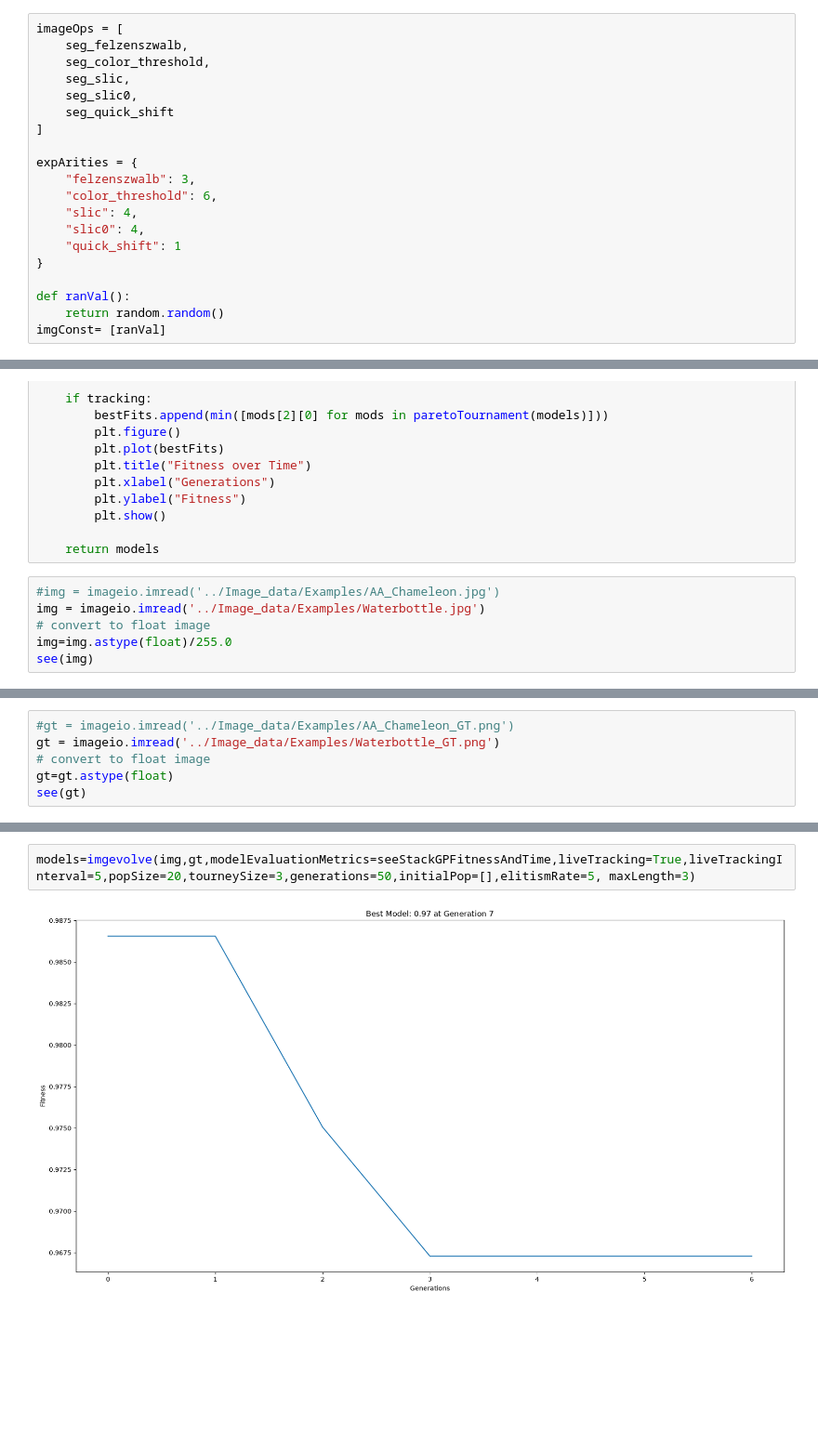
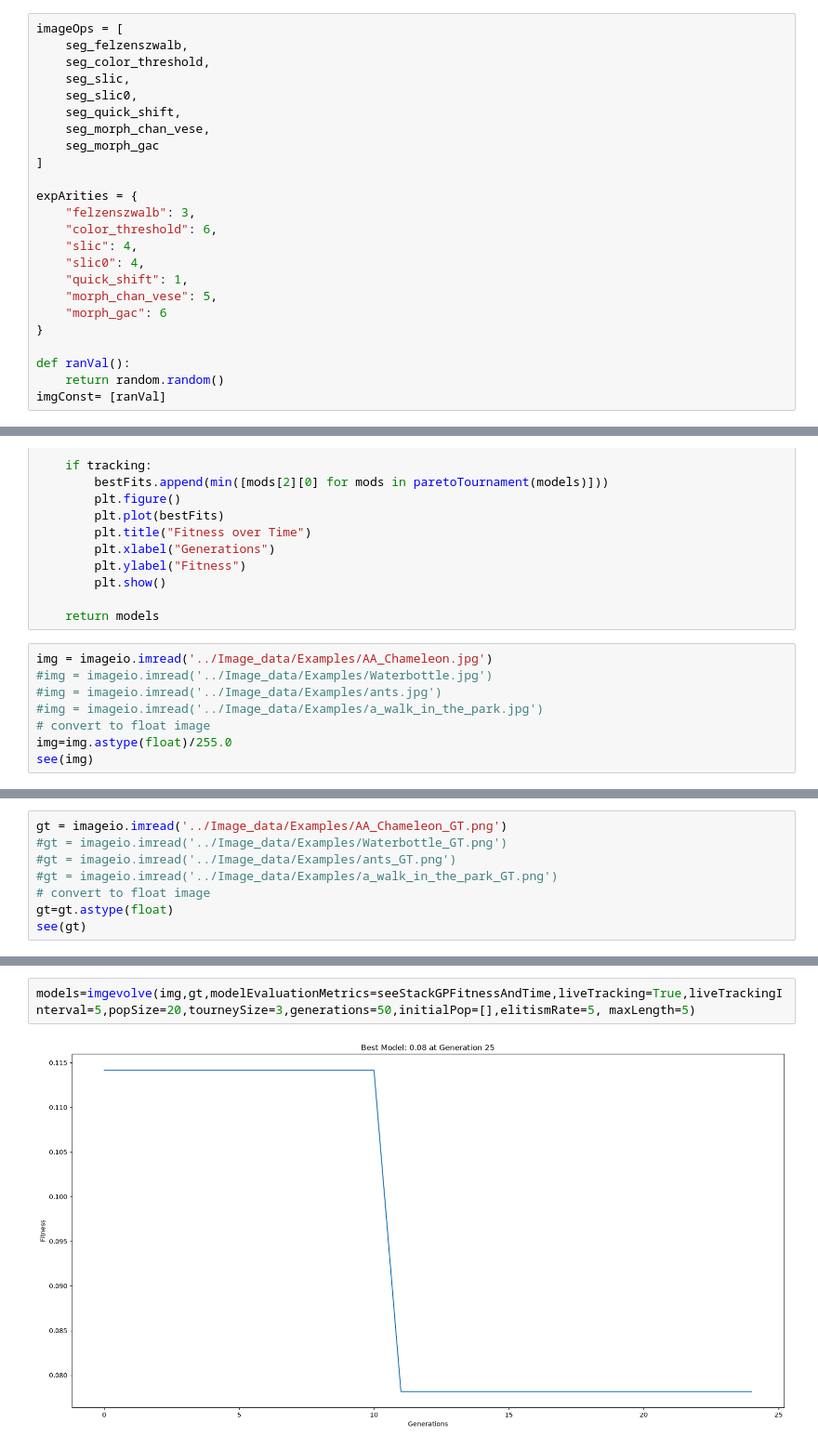
Before and after one commit to jmcalvey/see-segment, a Jupyter notebook: StackGP/SegmentationGPModelDemo.ipynb, the cells around one changed output, grey strips where cells are left out. Shown at 93% size. Drawn from its saved outputs; the diff is of its cells as text; blank space fills up the shorter version.

```diff
--- a/StackGP/SegmentationGPModelDemo.ipynb
+++ b/StackGP/SegmentationGPModelDemo.ipynb
@@ -92,7 +127,9 @@ imageOps = [
     seg_color_threshold,
     seg_slic,
     seg_slic0,
-    seg_quick_shift
+    seg_quick_shift,
+    seg_morph_chan_vese,
+    seg_morph_gac
 ]
 
 expArities = {
@@ -100,7 +137,9 @@ expArities = {
     "color_threshold": 6,
     "slic": 4,
     "slic0": 4,
-    "quick_shift": 1
+    "quick_shift": 1,
+    "morph_chan_vese": 5,
+    "morph_gac": 6
 }
 
 def ranVal():
@@ -368,8 +407,10 @@ def imgevolve(inputData, responseData, generations=100, maxLength=3, ops=copy.de
 
     return models
 # %%
-#img = imageio.imread('../Image_data/Examples/AA_Chameleon.jpg')
-img = imageio.imread('../Image_data/Examples/Waterbottle.jpg')
+img = imageio.imread('../Image_data/Examples/AA_Chameleon.jpg')
+#img = imageio.imread('../Image_data/Examples/Waterbottle.jpg')
+#img = imageio.imread('../Image_data/Examples/ants.jpg')
+#img = imageio.imread('../Image_data/Examples/a_walk_in_the_park.jpg')
 # convert to float image
 img=img.astype(float)/255.0
 see(img)
@@ -378,6 +419,8 @@ see(img)
 # %%
-#gt = imageio.imread('../Image_data/Examples/AA_Chameleon_GT.png')
-gt = imageio.imread('../Image_data/Examples/Waterbottle_GT.png')
+gt = imageio.imread('../Image_data/Examples/AA_Chameleon_GT.png')
+#gt = imageio.imread('../Image_data/Examples/Waterbottle_GT.png')
+#gt = imageio.imread('../Image_data/Examples/ants_GT.png')
+#gt = imageio.imread('../Image_data/Examples/a_walk_in_the_park_GT.png')
 # convert to float image
 gt=gt.astype(float)
 see(gt)
@@ -425,7 +468,7 @@ see(gt)
 # %%
-models=imgevolve(img,gt,modelEvaluationMetrics=seeStackGPFitnessAndTime,liveTracking=True,liveTrackingInterval=5,popSize=20,tourneySize=3,generations=50,initialPop=[],elitismRate=5, maxLength=3)
+models=imgevolve(img,gt,modelEvaluationMetrics=seeStackGPFitnessAndTime,liveTracking=True,liveTrackingInterval=5,popSize=20,tourneySize=3,generations=50,initialPop=[],elitismRate=5, maxLength=5)
 # %% [output]
-[figure, old version]
+[figure, new version]
 # %%
 plotModels(models)
 # %% [output]
```
Also changed, not shown: parts of 12 cells of this notebook.
